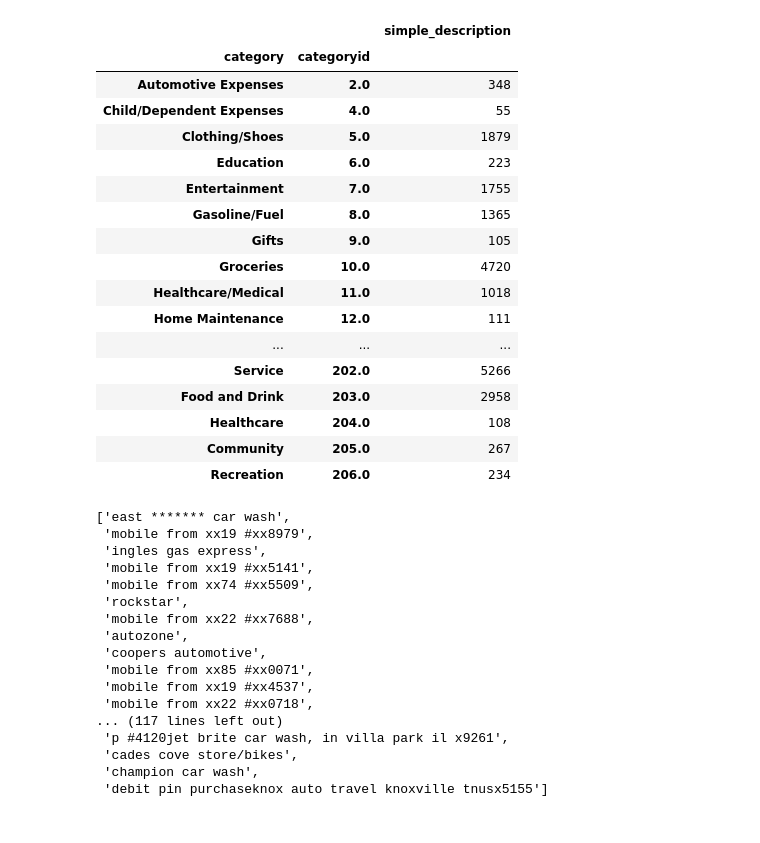
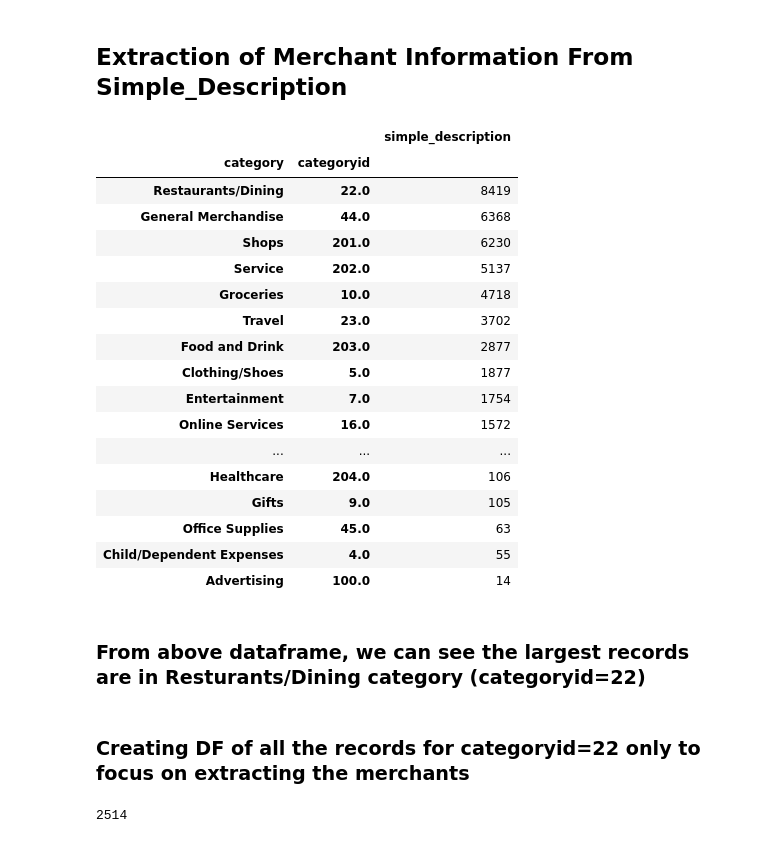
Before and after one commit to fariha23/recommendation_system_creditcard, a Jupyter notebook: notebooks/Recommendation_System_v1.ipynb, the cells around one changed output. Cells and saved outputs as stored; diff of their text form; code cells hidden in the pictures.

```diff
--- a/notebooks/Recommendation_System_v1.ipynb
+++ b/notebooks/Recommendation_System_v1.ipynb
@@ -31 +69,3 @@ eda.df.shape
+# %%
+df1_rec.reset_index(inplace=True, drop=True)
 # %%
@@ -118,0 +139,2 @@ Name: simple_description, dtype: int64
+# %% [markdown]
+## Extraction of Merchant Information From Simple_Description
@@ -119,24 +143,33 @@ Name: simple_description, dtype: int64
 # %%
 df1_cat_catid_simple=df1_rec.groupby(['category','categoryid'])['simple_description'].count().to_frame()
 # %%
-df1_cat_catid_simple.sort_values('categoryid')
+df1_cat_catid_simple.sort_values('simple_description', ascending=False)
 # %% [output]
 |  |  | simple_description |
 | category | categoryid |  |
-| Automotive Expenses | 2.0 | 348 |
+| Restaurants/Dining | 22.0 | 8419 |
+| General Merchandise | 44.0 | 6368 |
+| Shops | 201.0 | 6230 |
+| Service | 202.0 | 5137 |
+| Groceries | 10.0 | 4718 |
+| Travel | 23.0 | 3702 |
+| Food and Drink | 203.0 | 2877 |
+| Clothing/Shoes | 5.0 | 1877 |
+| Entertainment | 7.0 | 1754 |
+| Online Services | 16.0 | 1572 |
+| ... | ... | ... |
+| Healthcare | 204.0 | 106 |
+| Gifts | 9.0 | 105 |
+| Office Supplies | 45.0 | 63 |
 | Child/Dependent Expenses | 4.0 | 55 |
-| Clothing/Shoes | 5.0 | 1879 |
-| Education | 6.0 | 223 |
-| Entertainment | 7.0 | 1755 |
-| Gasoline/Fuel | 8.0 | 1365 |
-| Gifts | 9.0 | 105 |
-| Groceries | 10.0 | 4720 |
-| Healthcare/Medical | 11.0 | 1018 |
-| Home Maintenance | 12.0 | 111 |
-| ... | ... | ... |
-| Service | 202.0 | 5266 |
-| Food and Drink | 203.0 | 2958 |
-| Healthcare | 204.0 | 108 |
-| Community | 205.0 | 267 |
-| Recreation | 206.0 | 234 |
+| Advertising | 100.0 | 14 |
+# %% [markdown]
+### From above dataframe, we can see the largest records are in Resturants/Dining category (categoryid=22)
+# %% [markdown]
+### Creating DF of all the records for categoryid=22 only to focus on extracting the merchants
+# %%
+#Resturants/Dinning
+df1_rec[df1_rec.categoryid==22.0]['simple_description'].nunique() #2514 unique texts(names) in simple_description
+# %% [output]
+2514
 # %%
@@ -144,20 +176,0 @@ df1_cat_catid_simple.sort_values('categoryid')
-# %%
-df1_rec[df1_rec.categoryid==2.0]['simple_description'].unique().tolist() #133 unique "names" in simple description
-# %% [output]
-['east ******* car wash',
- 'mobile from xx19 #xx8979',
- 'ingles gas express',
- 'mobile from xx19 #xx5141',
- 'mobile from xx74 #xx5509',
- 'rockstar',
- 'mobile from xx22 #xx7688',
- 'autozone',
- 'coopers automotive',
- 'mobile from xx85 #xx0071',
- 'mobile from xx19 #xx4537',
- 'mobile from xx22 #xx0718',
-... (117 lines left out)
- 'p #4120jet brite car wash, in villa park il x9261',
- 'cades cove store/bikes',
- 'champion car wash',
- 'debit pin purchaseknox auto travel knoxville tnusx5155']
```
Also changed, not shown: parts of 61 cells of this notebook.
